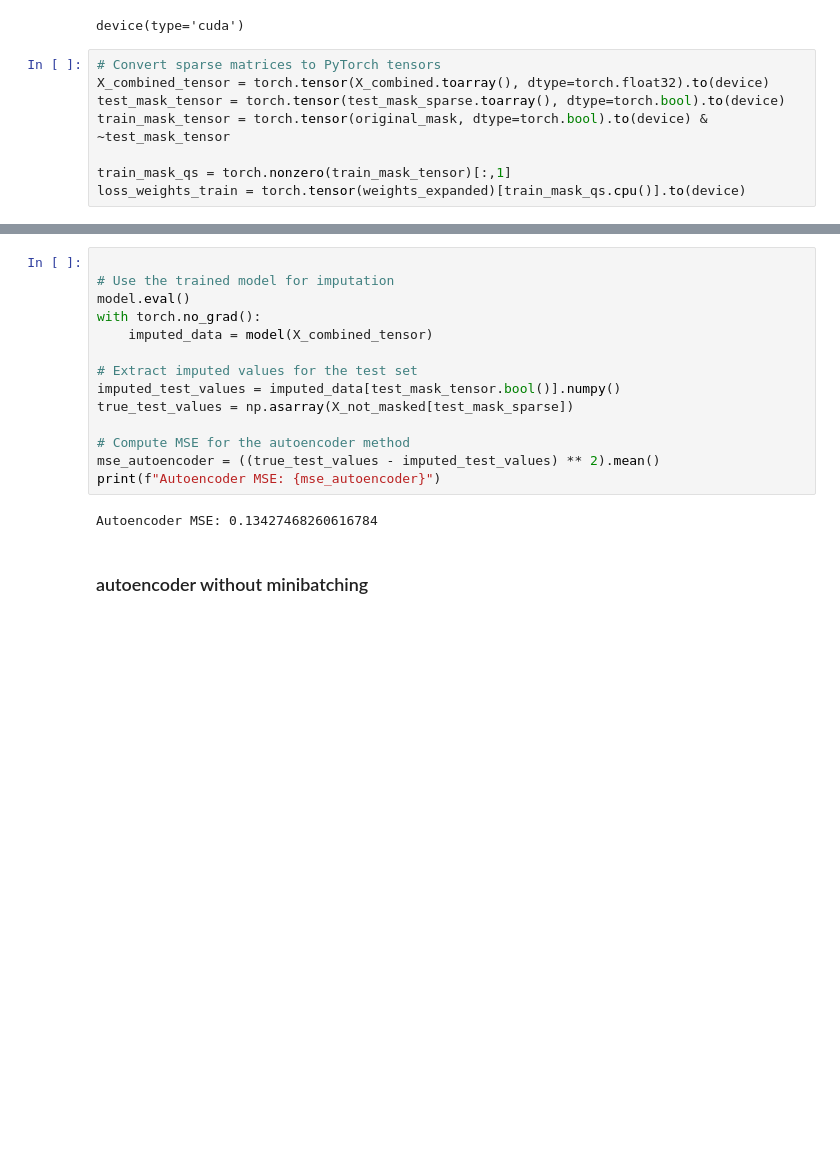
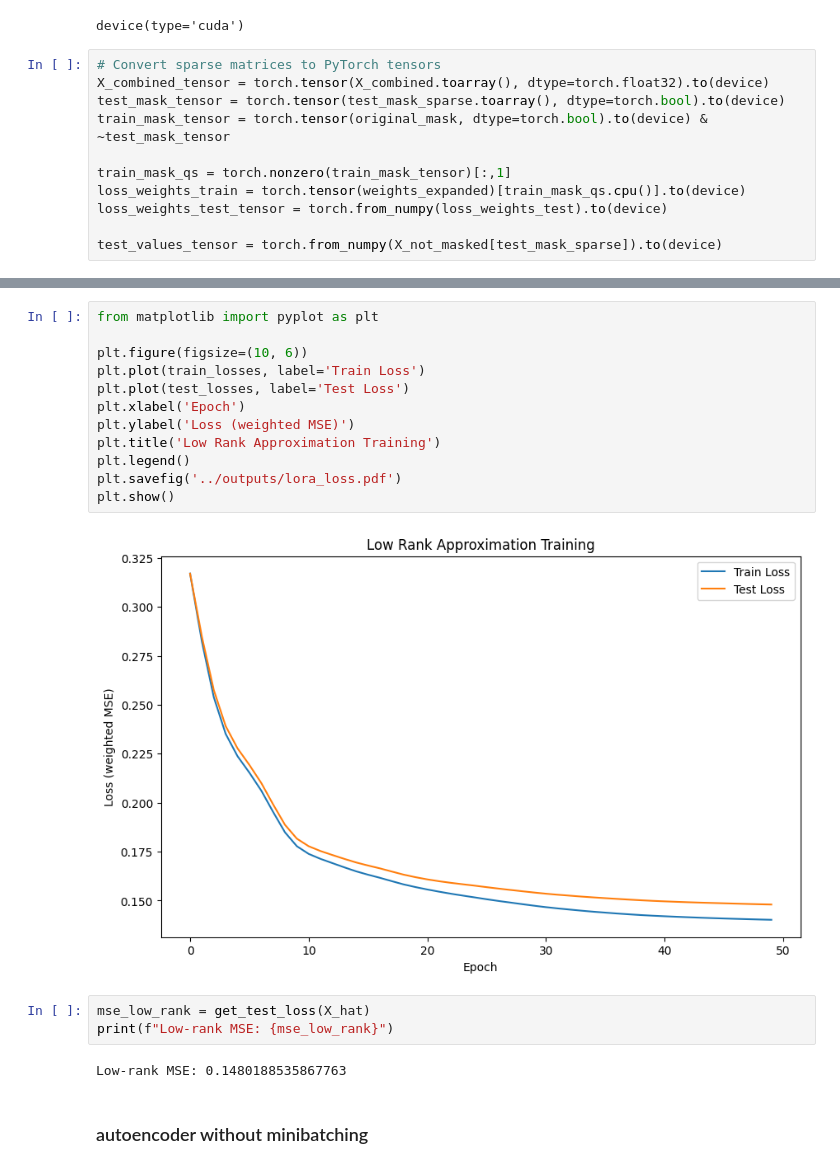
Before and after one commit to bogedy/okcupid_unsupervised, a Jupyter notebook: notebooks/ik_imputation_methods.ipynb, the cells around one changed output, grey strips where cells are left out. Drawn from its saved outputs; the diff is of its cells as text; blank space fills up the shorter version.

```diff
--- a/notebooks/ik_imputation_methods.ipynb
+++ b/notebooks/ik_imputation_methods.ipynb
@@ -308,4 +308,7 @@ train_mask_tensor = torch.tensor(original_mask, dtype=torch.bool).to(device) & ~
 
 train_mask_qs = torch.nonzero(train_mask_tensor)[:,1]
 loss_weights_train = torch.tensor(weights_expanded)[train_mask_qs.cpu()].to(device)
+loss_weights_test_tensor = torch.from_numpy(loss_weights_test).to(device)
+
+test_values_tensor = torch.from_numpy(X_not_masked[test_mask_sparse]).to(device)
 # %%
@@ -493,18 +387,21 @@ Epoch [5/5], Average Loss: 0.1133
-# %%
-
-# Use the trained model for imputation
-model.eval()
-with torch.no_grad():
-    imputed_data = model(X_combined_tensor)
-
-# Extract imputed values for the test set
-imputed_test_values = imputed_data[test_mask_tensor.bool()].numpy()
-true_test_values = np.asarray(X_not_masked[test_mask_sparse])
-
-# Compute MSE for the autoencoder method
-mse_autoencoder = ((true_test_values - imputed_test_values) ** 2).mean()
-print(f"Autoencoder MSE: {mse_autoencoder}")
-# %% [output]
-Autoencoder MSE: 0.13427468260616784
+# %%
+from matplotlib import pyplot as plt
+
+plt.figure(figsize=(10, 6))
+plt.plot(train_losses, label='Train Loss')
+plt.plot(test_losses, label='Test Loss')
+plt.xlabel('Epoch')
+plt.ylabel('Loss (weighted MSE)')
+plt.title('Low Rank Approximation Training')
+plt.legend()
+plt.savefig('../outputs/lora_loss.pdf')
+plt.show()
+# %% [output]
+[figure, added]
+# %%
+mse_low_rank = get_test_loss(X_hat)
+print(f"Low-rank MSE: {mse_low_rank}")
+# %% [output]
+Low-rank MSE: 0.1480188535867763
 # %% [markdown]
 ### autoencoder without minibatching
```
Also changed, not shown: parts of 19 cells of this notebook, 2 other files.
